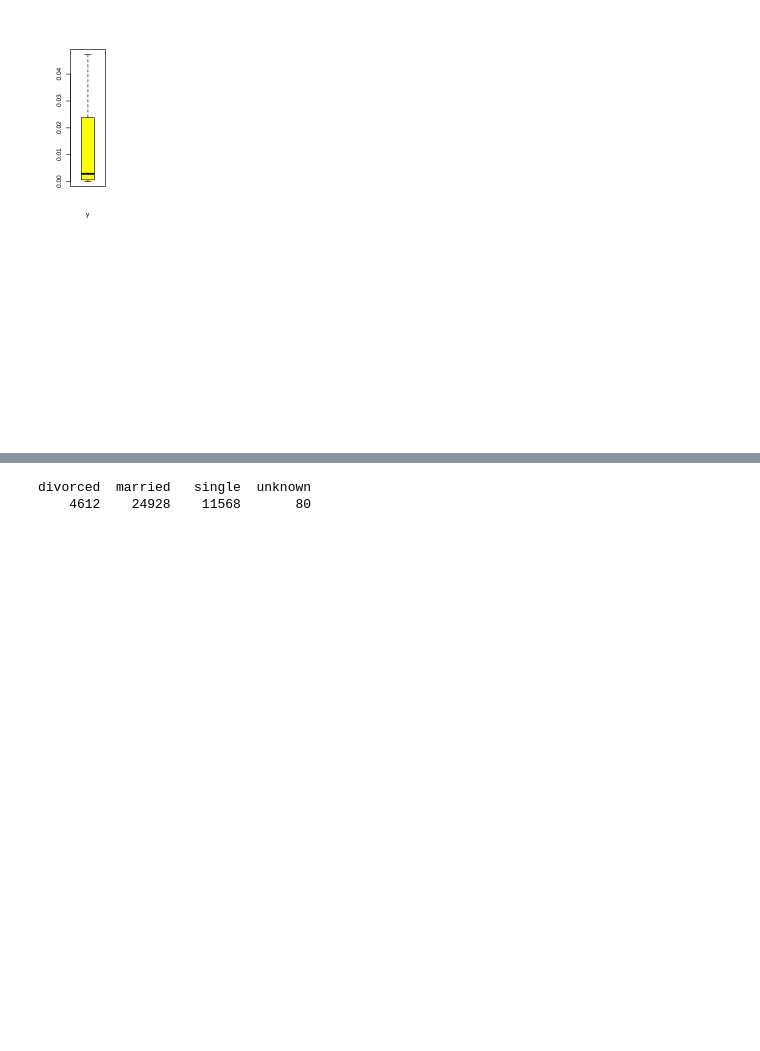
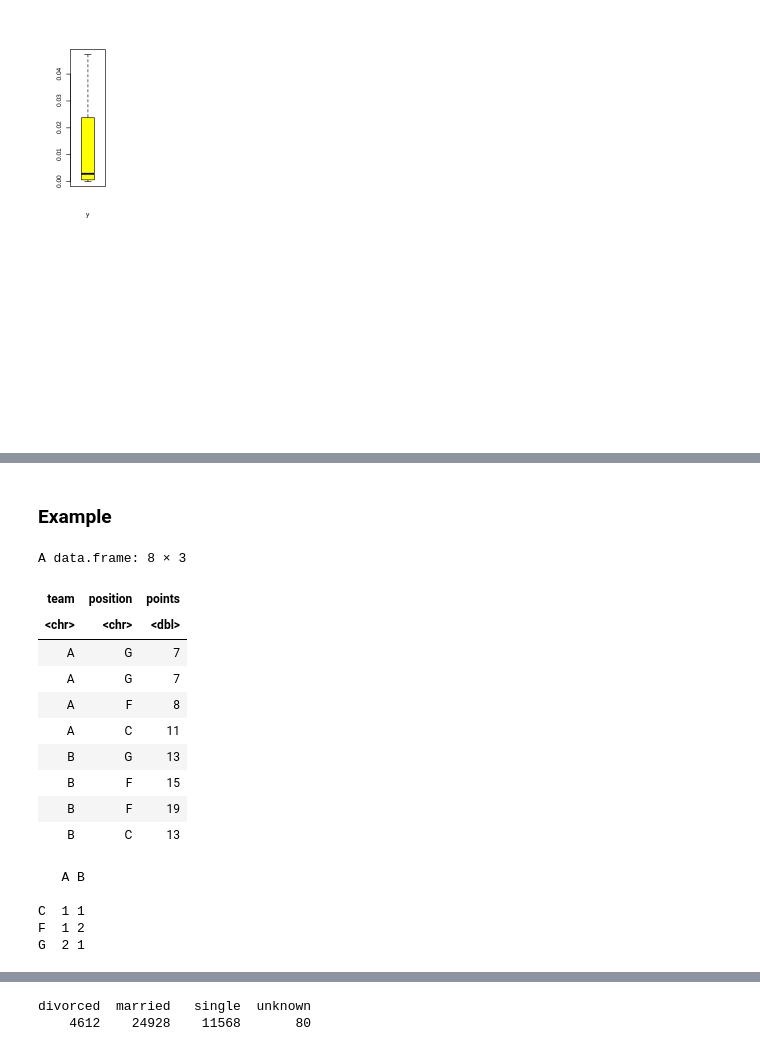
Before and after one commit to chandadunani/IDS, a Jupyter notebook: Chapter6.ipynb, the cells around one changed output, grey strips where cells are left out. Cells and saved outputs as stored; diff of their text form; code cells hidden in the pictures; blank space fills up the shorter version.

```diff
--- a/Chapter6.ipynb
+++ b/Chapter6.ipynb
@@ -869,3 +869,38 @@ for(col in 1:length(bank_data))
 * We can see, for example, that 185 people are aged 18 to 34 and do not have an unlisted phone number.  Column percentages are also shown (these are percentages within the columns, so that each column’s percentages add up to 100%); for example, 24% of all people without an unlisted phone number are aged 18 to 34 in the sample.
 
 ![image.png](embedded-picture-1)
+# %% [markdown]
+### **Example**
+# %%
+# Create a data frame
+teamsDF <- data.frame(team=c('A', 'A', 'A', 'A', 'B', 'B', 'B', 'B'),
+                 position=c('G', 'G', 'F', 'C', 'G', 'F', 'F', 'C'),
+                 points=c(7, 7, 8, 11, 13, 15, 19, 13))
+
+#view the data frame
+teamsDF
+# %% [output]
+A data.frame: 8 × 3
+| team | position | points |
+| <chr> | <chr> | <dbl> |
+| A | G | 7 |
+| A | G | 7 |
+| A | F | 8 |
+| A | C | 11 |
+| B | G | 13 |
+| B | F | 15 |
+| B | F | 19 |
+| B | C | 13 |
+# %%
+# We can use the following code to create a crosstab for the ‘team’ and
+# ‘position’ variables:
+
+teamstable <- table(teamsDF$position, teamsDF$team)
+
+ftable(teamstable)
+# %% [output]
+   A B
+
+C  1 1
+F  1 2
+G  2 1
```
Also changed, not shown: parts of 1 cell of this notebook.
